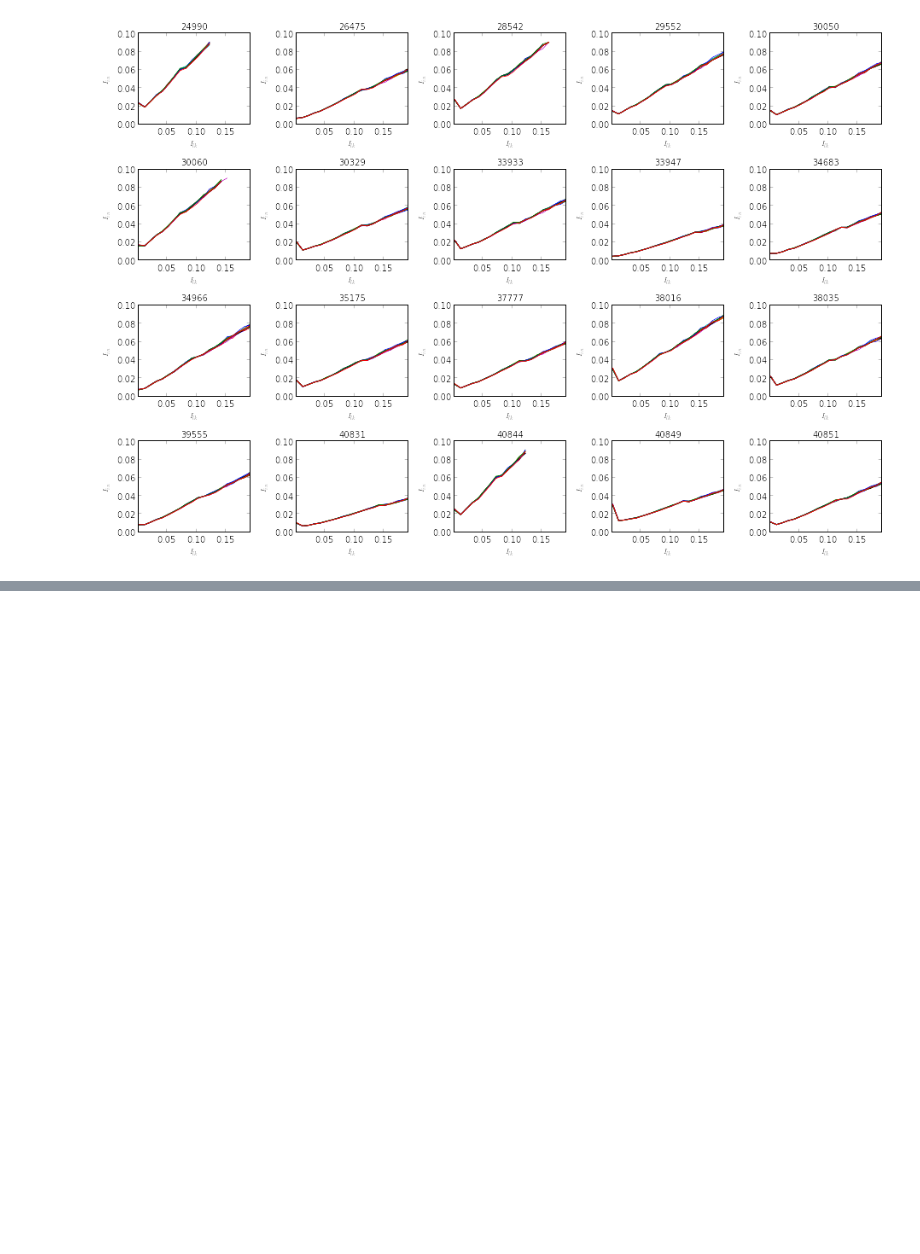
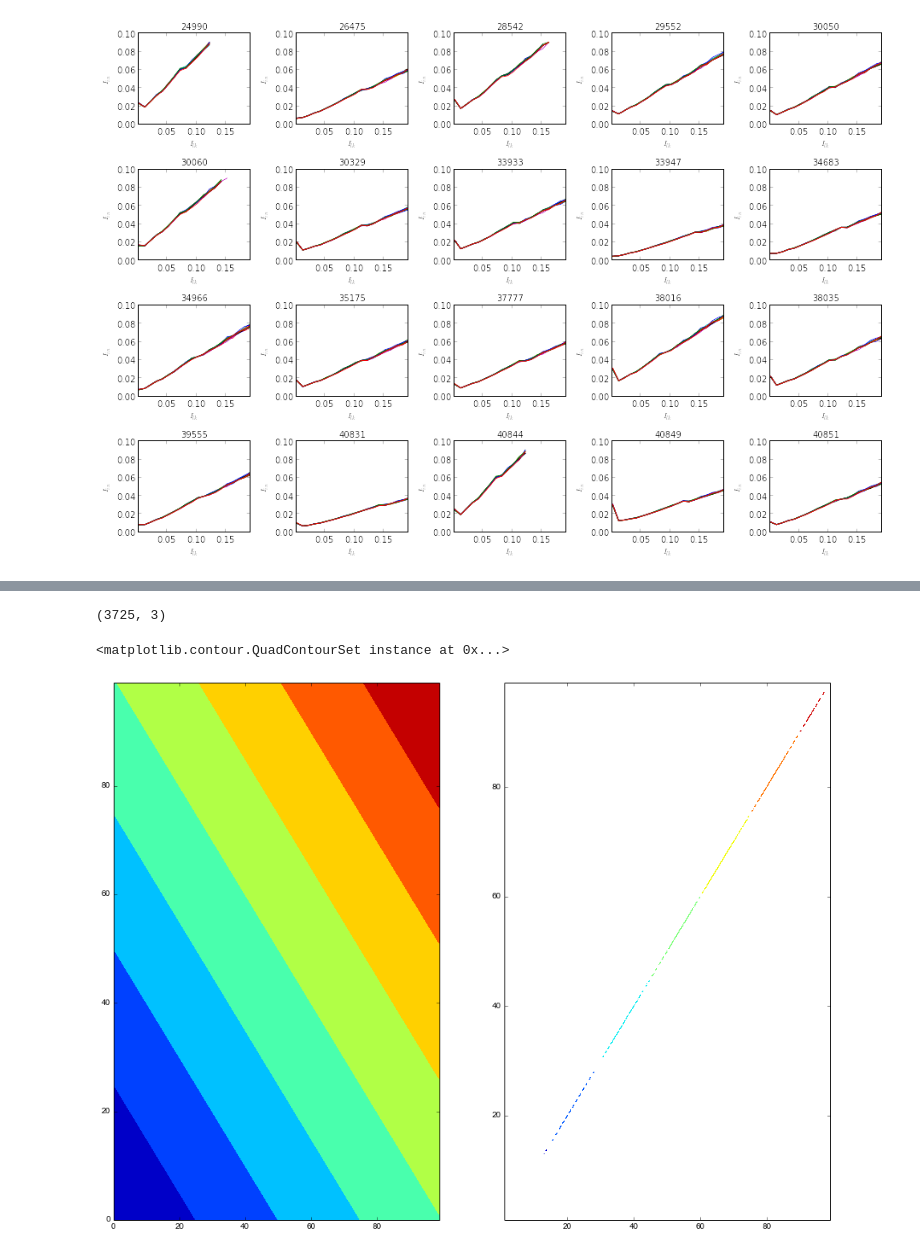
Before and after one commit to twinoza/TwinPyNB, a Jupyter notebook: Py2Sandbox.ipynb, the cells around one changed output, grey strips where cells are left out. Saved outputs shown, nothing was run; the diff lists cells and outputs as text; code cells hidden in the pictures; blank space fills up the shorter version.

```diff
--- a/Py2Sandbox.ipynb
+++ b/Py2Sandbox.ipynb
@@ -78,0 +104,46 @@ Bifurcation Points for varying Iref values
+# %%
+x = arange(100)
+y = arange(100)
+x, y = meshgrid(x, y)
+z = 2*(x+y)
+# %%
+rcParams['figure.figsize'] = 16, 12  # that's default image size for this interactive session
+subplot(121)
+contourf(x, y, z)
+
+set_printoptions(threshold='nan')
+
+mask = logical_and(z>=200, z<300)
+#print m
+#print shape(m)
+
+x1 = x[mask]
+y1 = y[mask]
+z1 = z[mask]
+#print z[m]
+
+fullArr = array([x1,y1,z1]).T
+#print fullArr
+fullArr = fullArr[argsort(fullArr[:,2])]
+print shape(fullArr)
+
+X = reshape(fullArr.T[0], (149,25))
+Y = reshape(fullArr.T[0], (149,25))
+Z = reshape(fullArr.T[0], (149,25))
+#print x1
+#print y1
+#print z1
+
+#print shape(z1)
+#cols = unique(x1)
+#X = reshape(x1, (149,25))
+#Y = reshape(y1, (149,25))
+#Z = reshape(z1, (149,25))
+#print X
+#
+subplot(122)
+contourf(X,Y,Z)
+# %% [output]
+(3725, 3)
+<matplotlib.contour.QuadContourSet instance at 0x...>
+[figure, added]
```
Also changed, not shown: parts of 11 cells of this notebook.
